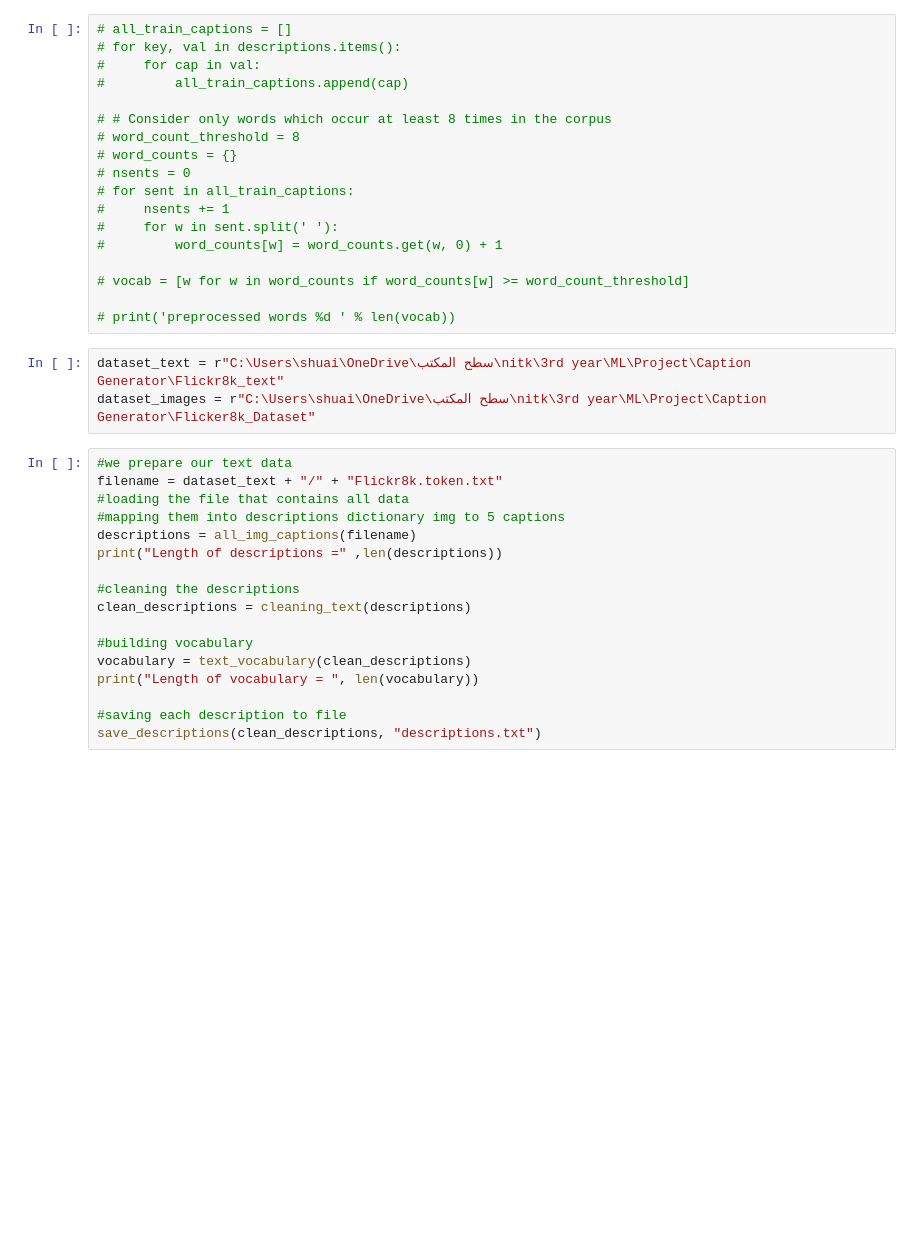
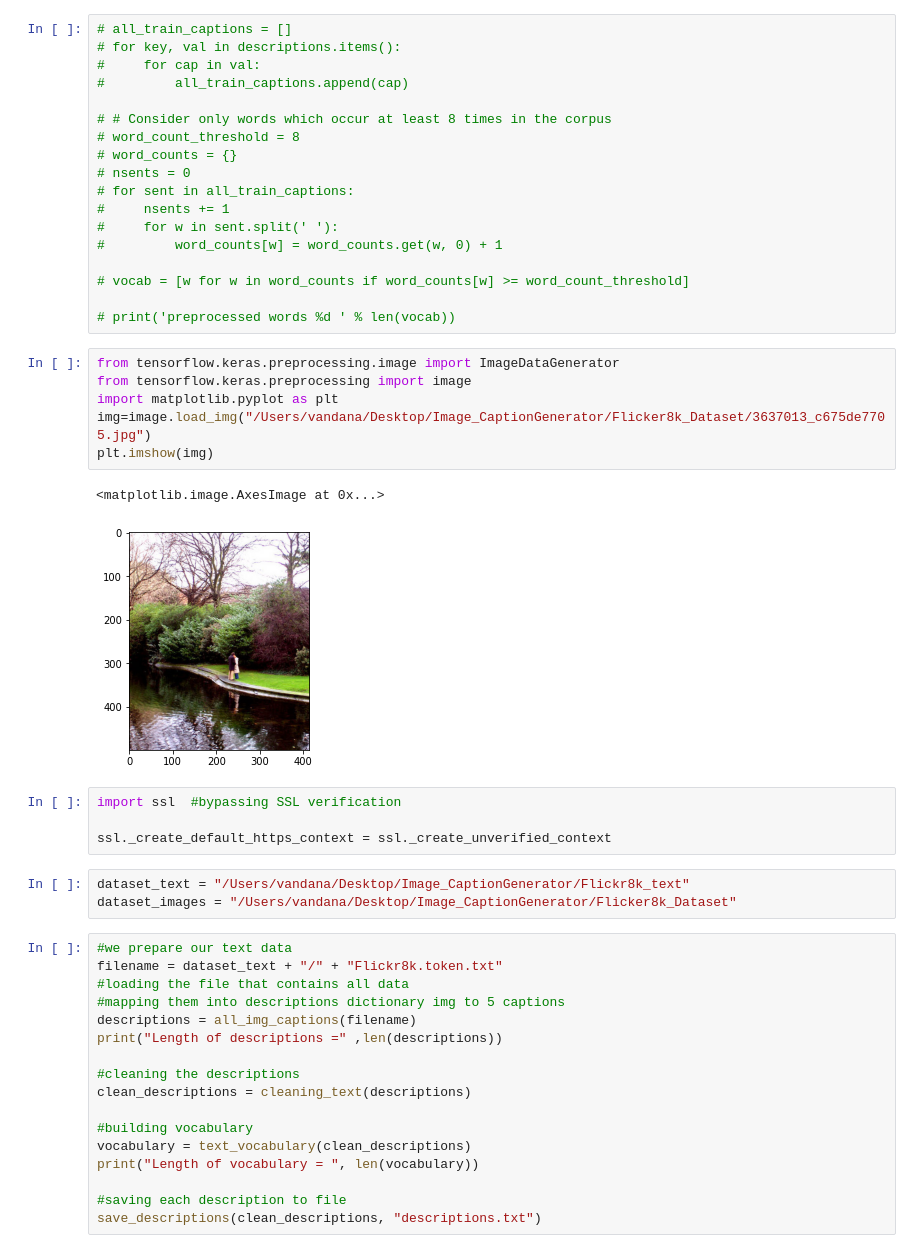
Before and after one commit to Vandana5s/Image-Captioning, a Jupyter notebook: training_caption_generator.ipynb, the cells around one changed output. Cells and saved outputs as stored; diff of their text form; blank space fills up the shorter version.

```diff
--- a/training_caption_generator.ipynb
+++ b/training_caption_generator.ipynb
@@ -114,9 +111,22 @@ def save_descriptions(descriptions, filename):
 # vocab = [w for w in word_counts if word_counts[w] >= word_count_threshold]
 
 # print('preprocessed words %d ' % len(vocab))
-# %%
-dataset_text = r"C:\Users\shuai\OneDrive\سطح المكتب\nitk\3rd year\ML\Project\Caption Generator\Flickr8k_text"
-dataset_images = r"C:\Users\shuai\OneDrive\سطح المكتب\nitk\3rd year\ML\Project\Caption Generator\Flicker8k_Dataset"
+# %%
+from tensorflow.keras.preprocessing.image import ImageDataGenerator
+from tensorflow.keras.preprocessing import image
+import matplotlib.pyplot as plt
+img=image.load_img("/Users/vandana/Desktop/Image_CaptionGenerator/Flicker8k_Dataset/3637013_c675de7705.jpg")
+plt.imshow(img)
+# %% [output]
+<matplotlib.image.AxesImage at 0x...>
+[figure, added]
+# %%
+import ssl  #bypassing SSL verification
+
+ssl._create_default_https_context = ssl._create_unverified_context
+# %%
+dataset_text = "/Users/vandana/Desktop/Image_CaptionGenerator/Flickr8k_text"
+dataset_images = "/Users/vandana/Desktop/Image_CaptionGenerator/Flicker8k_Dataset"
 # %%
 #we prepare our text data
 filename = dataset_text + "/" + "Flickr8k.token.txt"
```
Also changed, not shown: parts of 5 cells of this notebook.
